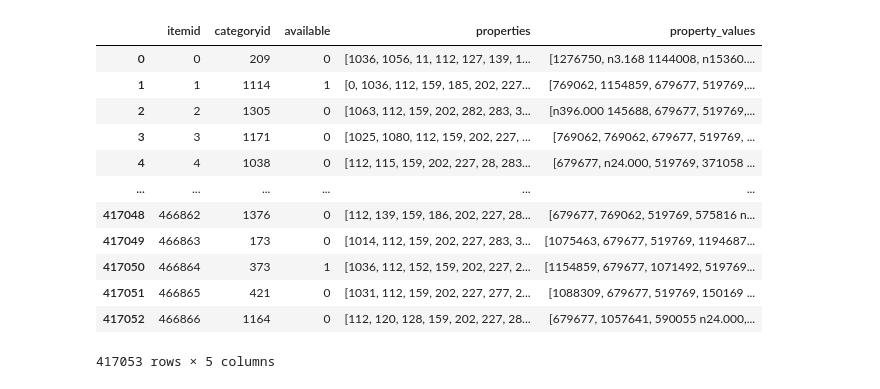
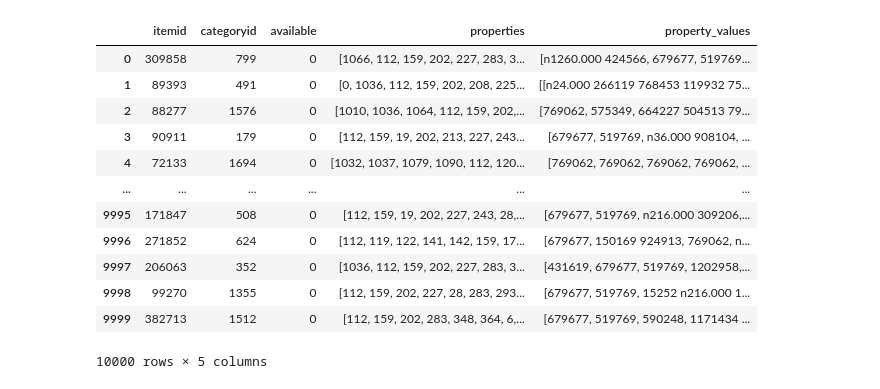
Before and after one commit to tomhuber96/master-thesis-practical-part, a Jupyter notebook: open_ai/retailrocket/custom-embeddings-rr.ipynb, the cells around one changed output. Saved outputs shown, nothing was run; the diff lists cells and outputs as text; code cells hidden in the pictures.

```diff
--- a/open_ai/retailrocket/custom-embeddings-rr.ipynb
+++ b/open_ai/retailrocket/custom-embeddings-rr.ipynb
@@ -12,24 +12,25 @@ import json
 pd.set_option('display.max_colwidth', None)
 # %%
 basepath = '../../datasets/preprocessed_datasets/retailrocket/'
-product_data = pd.read_pickle(basepath +'item_data_extracted.pkl')
+product_data = pd.read_pickle(basepath +'item_data_extracted_10k.pkl')
 product_data = product_data.reset_index(drop=True)
-# product_data = product_data.sample(n=10, random_state=2).reset_index(drop=True)
+#product_data = product_data.sample(n=10000, random_state=2).reset_index(drop=True)
+#product_data.to_pickle(basepath +'item_data_extracted_10k.pkl')
 display(product_data)
 # %% [output]
 |  | itemid | categoryid | available | properties | property_values |
-| 0 | 0 | 209 | 0 | [1036, 1056, 11, 112, 127, 139, 1... | [1276750, n3.168 1144008, n15360.... |
-| 1 | 1 | 1114 | 1 | [0, 1036, 112, 159, 185, 202, 227... | [769062, 1154859, 679677, 519769,... |
-| 2 | 2 | 1305 | 0 | [1063, 112, 159, 202, 282, 283, 3... | [n396.000 145688, 679677, 519769,... |
-| 3 | 3 | 1171 | 0 | [1025, 1080, 112, 159, 202, 227, ... | [769062, 769062, 679677, 519769, ... |
-| 4 | 4 | 1038 | 0 | [112, 115, 159, 202, 227, 28, 283... | [679677, n24.000, 519769, 371058 ... |
+| 0 | 309858 | 799 | 0 | [1066, 112, 159, 202, 227, 283, 3... | [n1260.000 424566, 679677, 519769... |
+| 1 | 89393 | 491 | 0 | [0, 1036, 112, 159, 202, 208, 225... | [[n24.000 266119 768453 119932 75... |
+| 2 | 88277 | 1576 | 0 | [1010, 1036, 1064, 112, 159, 202,... | [769062, 575349, 664227 504513 79... |
+| 3 | 90911 | 179 | 0 | [112, 159, 19, 202, 213, 227, 243... | [679677, 519769, n36.000 908104, ... |
+| 4 | 72133 | 1694 | 0 | [1032, 1037, 1079, 1090, 112, 120... | [769062, 769062, 769062, 769062, ... |
 | ... | ... | ... | ... | ... | ... |
-| 417048 | 466862 | 1376 | 0 | [112, 139, 159, 186, 202, 227, 28... | [679677, 769062, 519769, 575816 n... |
-| 417049 | 466863 | 173 | 0 | [1014, 112, 159, 202, 227, 283, 3... | [1075463, 679677, 519769, 1194687... |
-| 417050 | 466864 | 373 | 1 | [1036, 112, 152, 159, 202, 227, 2... | [1154859, 679677, 1071492, 519769... |
-| 417051 | 466865 | 421 | 0 | [1031, 112, 159, 202, 227, 277, 2... | [1088309, 679677, 519769, 150169 ... |
-| 417052 | 466866 | 1164 | 0 | [112, 120, 128, 159, 202, 227, 28... | [679677, 1057641, 590055 n24.000,... |
+| 9995 | 171847 | 508 | 0 | [112, 159, 19, 202, 227, 243, 28,... | [679677, 519769, n216.000 309206,... |
+| 9996 | 271852 | 624 | 0 | [112, 119, 122, 141, 142, 159, 17... | [679677, 150169 924913, 769062, n... |
+| 9997 | 206063 | 352 | 0 | [1036, 112, 159, 202, 227, 283, 3... | [431619, 679677, 519769, 1202958,... |
+| 9998 | 99270 | 1355 | 0 | [112, 159, 202, 227, 28, 283, 293... | [679677, 519769, 15252 n216.000 1... |
+| 9999 | 382713 | 1512 | 0 | [112, 159, 202, 283, 348, 364, 6,... | [679677, 519769, 590248, 1171434 ... |
-417053 rows × 5 columns
+10000 rows × 5 columns
 # %%
 product_data['merged_properties'] = [
     {key: value for key, value in zip(row['properties'], row['property_values'])}
```
Also changed, not shown: parts of 8 cells of this notebook.
